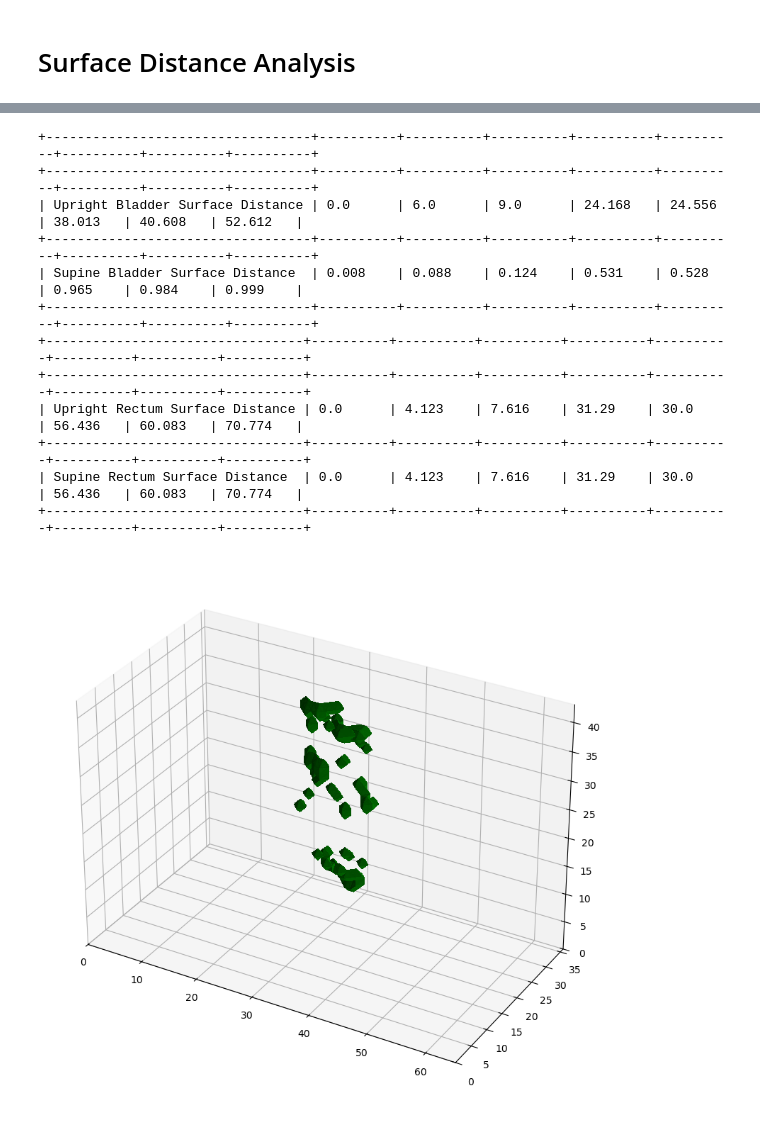
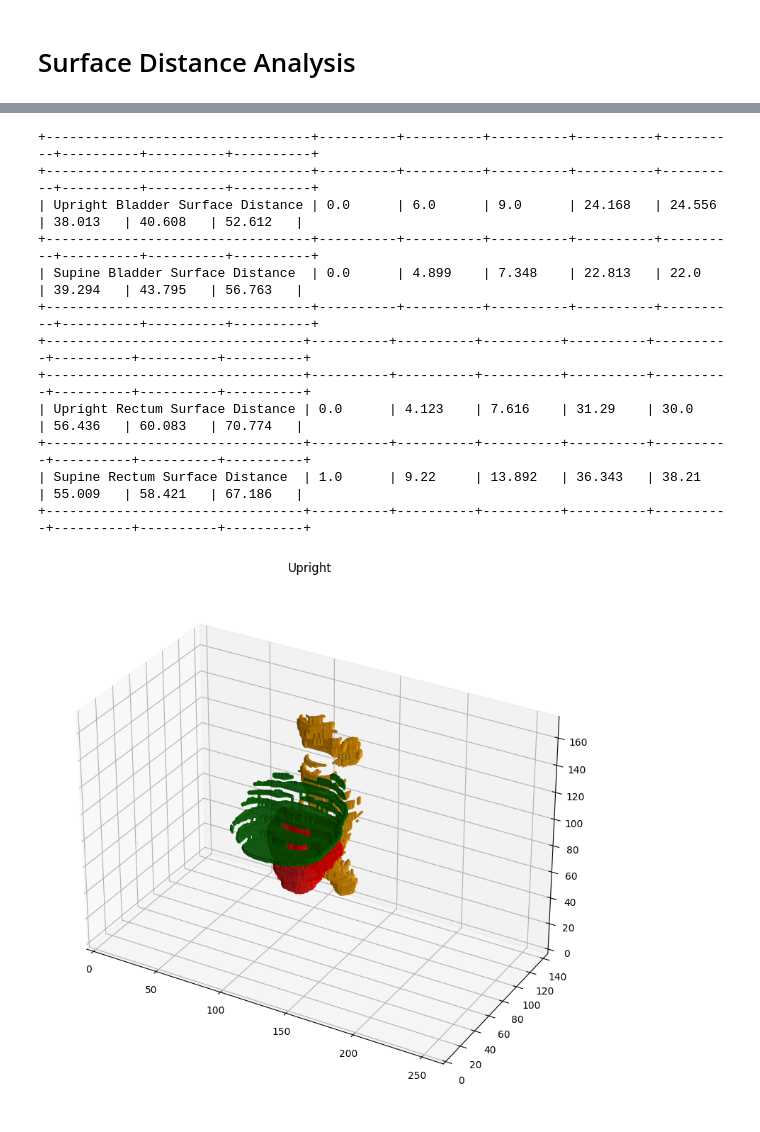
Before and after one commit to lochungtin/UVSMetrics, a Jupyter notebook: example_prostate.ipynb, the cells around one changed output, grey strips where cells are left out. Saved outputs shown, nothing was run; the diff lists cells and outputs as text; code cells hidden in the pictures.

```diff
--- a/example_prostate.ipynb
+++ b/example_prostate.ipynb
@@ -228,12 +226,12 @@ plt.show()
 # %%
 bladder_sdU = prostate_dmapU[np.where(masksU[0])]
-bladder_sdS = prostate_dmapU[np.where(masksU[0])]
+bladder_sdS = prostate_dmapS[np.where(masksS[0])]
 
 rectum_sdU = prostate_dmapU[np.where(masksU[4])]
-rectum_sdS = prostate_dmapU[np.where(masksU[4])]
+rectum_sdS = prostate_dmapS[np.where(masksS[4])]
 
 bladder_sdU_analysis, lbl = M.seriesAnalysis(bladder_sdU, labels=True)
-bladder_sdS_analysis = M.seriesAnalysis(bladder_saS)
+bladder_sdS_analysis = M.seriesAnalysis(bladder_sdS)
 
 rectum_sdU_analysis = M.seriesAnalysis(rectum_sdU)
 rectum_sdS_analysis = M.seriesAnalysis(rectum_sdS)
@@ -255,19 +253,26 @@ makeTable(
 +----------------------------------+----------+----------+----------+----------+----------+----------+----------+----------+
 | Upright Bladder Surface Distance | 0.0      | 6.0      | 9.0      | 24.168   | 24.556   | 38.013   | 40.608   | 52.612   |
 +----------------------------------+----------+----------+----------+----------+----------+----------+----------+----------+
-| Supine Bladder Surface Distance  | 0.008    | 0.088    | 0.124    | 0.531    | 0.528    | 0.965    | 0.984    | 0.999    |
+| Supine Bladder Surface Distance  | 0.0      | 4.899    | 7.348    | 22.813   | 22.0     | 39.294   | 43.795   | 56.763   |
 +----------------------------------+----------+----------+----------+----------+----------+----------+----------+----------+
 +---------------------------------+----------+----------+----------+----------+----------+----------+----------+----------+
 +---------------------------------+----------+----------+----------+----------+----------+----------+----------+----------+
 | Upright Rectum Surface Distance | 0.0      | 4.123    | 7.616    | 31.29    | 30.0     | 56.436   | 60.083   | 70.774   |
 +---------------------------------+----------+----------+----------+----------+----------+----------+----------+----------+
-| Supine Rectum Surface Distance  | 0.0      | 4.123    | 7.616    | 31.29    | 30.0     | 56.436   | 60.083   | 70.774   |
+| Supine Rectum Surface Distance  | 1.0      | 9.22     | 13.892   | 36.343   | 38.21    | 55.009   | 58.421   | 67.186   |
 +---------------------------------+----------+----------+----------+----------+----------+----------+----------+----------+
 # %%
-rectum_fs = M.getFacingSurface(
-    masksU[3], masksU[4], M.getSurface(masksU[3], idx=True), M.getSurface(masksU[4], idx=True)
-)
-
-show3D(rectum_fs, "")
+bladder_fsU, _ = M.getFacingSurfaces(masksU[0], masksU[3], cutAwayDist=16)
+bladder_fsS, _ = M.getFacingSurfaces(masksS[0], masksS[3], cutAwayDist=16)
+rectum_fsU, _ = M.getFacingSurfaces(masksU[4], masksU[3], cutAwayDist=16)
+rectum_fsS, _ = M.getFacingSurfaces(masksS[4], masksS[3], cutAwayDist=16)
-# %% [output]
-[figure, removed]
+# %%
+displayU = np.zeros_like(masksU[0], dtype=int)
+
+displayU[np.where(bladder_fsU)] = 1
+displayU[np.where(rectum_fsU)] = 2
+displayU[np.where(masksU[3])] = 3
+
+show3D(displayU, "Upright")
+# %% [output]
+[figure, added]
```
Also changed, not shown: parts of 11 cells of this notebook, 2 other files.
